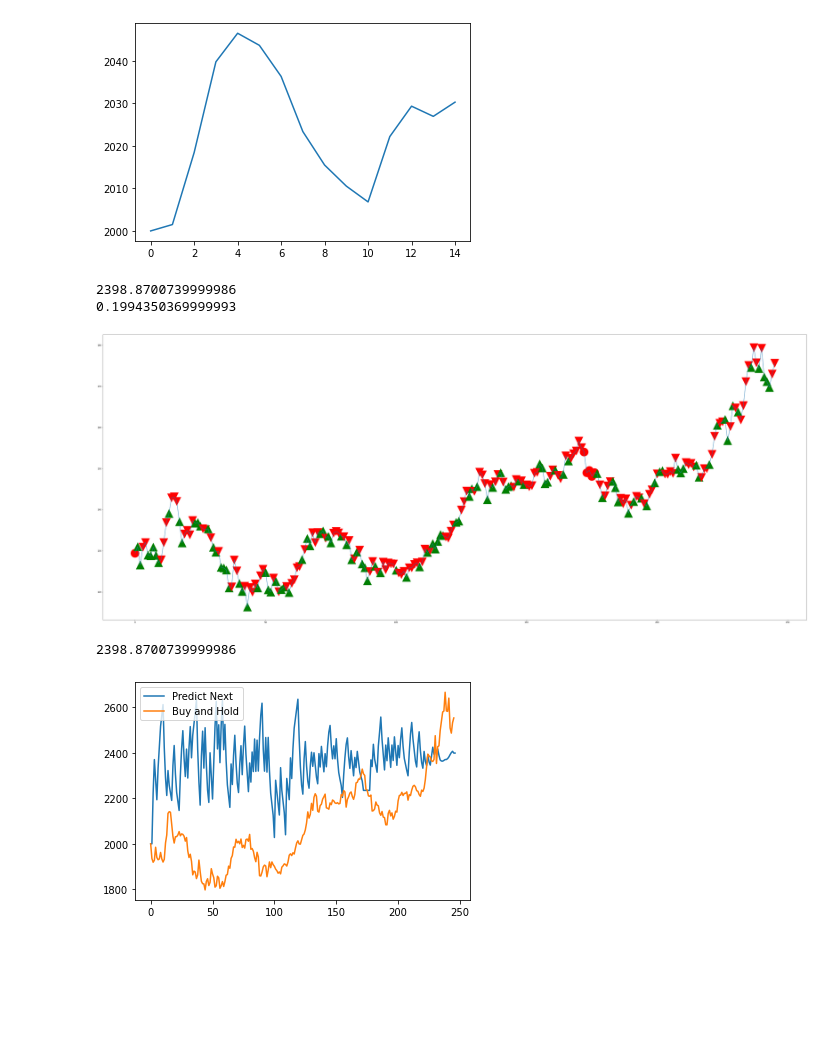
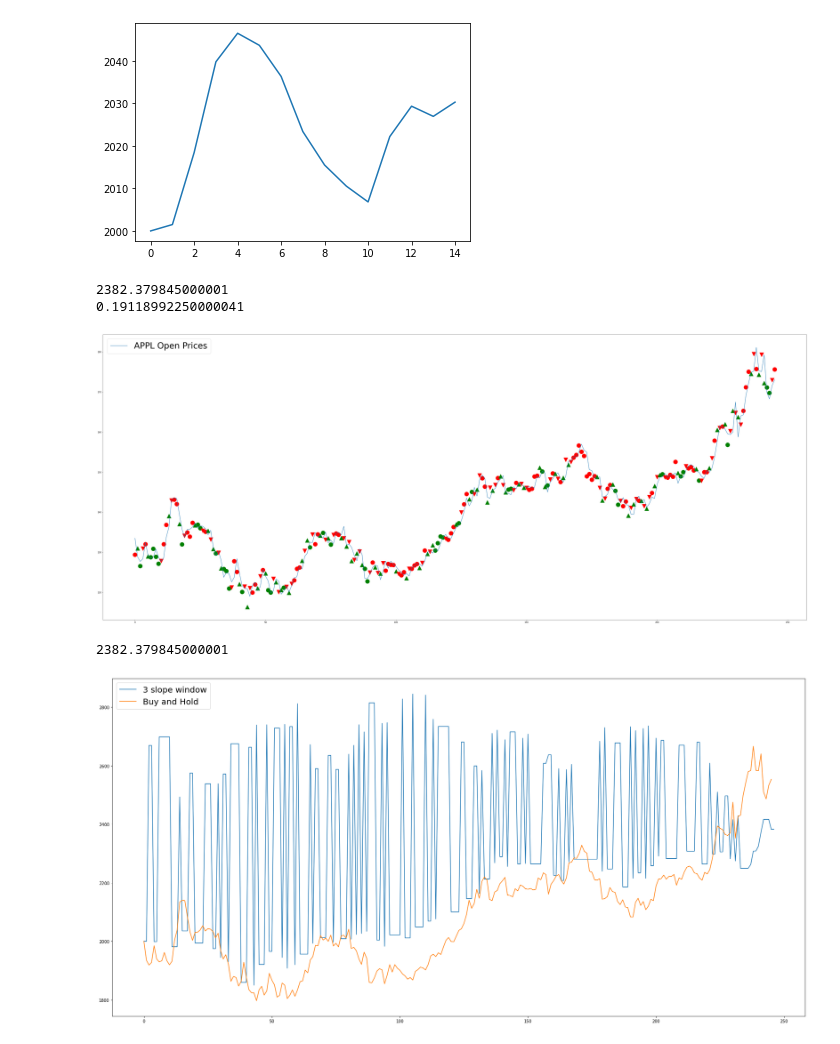
Before and after one commit to kevinkim101/financial_stock_data_modelling, a Jupyter notebook: project_name/notebooks/trading_strats.ipynb, the cells around one changed output. Drawn from its saved outputs; the diff is of its cells as text; code cells hidden in the pictures; blank space fills up the shorter version.

```diff
--- a/project_name/notebooks/trading_strats.ipynb
+++ b/project_name/notebooks/trading_strats.ipynb
@@ -381,7 +381,7 @@ test = df[df["Date"] > datetime.datetime(2021, 1, 1)]
 train = df[df["Date"] <= datetime.datetime(2021, 1, 1)]
 
 equity_vals = [equity]
-sell_factor = 3
+sell_factor = 1
 test = test.reset_index(drop=True)
 plt.figure(figsize=(60,25))
 
@@ -412,9 +412,9 @@ for i in range(0,len(test)):
 
         if amount != 0:
             history.append((amount, "buy", price))
-            plt.plot([i],[price],marker = "^", color = "g",markersize=40)
+            plt.plot([i],[price],marker = "^", color = "g",markersize=20)
         else:
-            plt.plot([i], [price], marker = "o", color = "g",markersize=40)
+            plt.plot([i], [price], marker = "o", color = "g",markersize=20)
 
 
     elif sell:
@@ -428,9 +428,9 @@ for i in range(0,len(test)):
 
         if amount != 0:
             history.append((amount, "sell", price))
-            plt.plot([i], [price], marker = "v", color = "r",markersize=40)
+            plt.plot([i], [price], marker = "v", color = "r",markersize=20)
         else:
-            plt.plot([i], [price], marker = "o", color = "r",markersize=40)
+            plt.plot([i], [price], marker = "o", color = "r",markersize=20)
 
 
 
@@ -447,31 +447,33 @@ for i in range(0,len(test)):
 
 print(equity)
 print((equity - starting)/ starting)
-plt.plot(test["Close"])
+plt.plot(test["Open"], label = "APPL Open Prices")
+plt.legend(loc="upper left", prop={'size': 40})
 plt.show()
 # %% [output]
-2398.8700739999986
-0.1994350369999993
+2382.379845000001
+0.19118992250000041
-[figure, old version]
+[figure, new version]
 # %%
 #plot an equity curve to see where we made and lost money
 cash = 2000
 holdings = cash // test.iloc[0]["Open"]
 cash -= holdings * test.iloc[0]["Open"]
 base_equity_vals = []
 
 for i in range(len(test)):
     base_equity = cash + holdings * test.iloc[i]["Open"]
     base_equity_vals.append(base_equity)
 
 
 
-plt.plot(equity_vals,label="Predict Next")
+plt.figure(figsize=(30,15))
+plt.plot(equity_vals,label="3 slope window")
 plt.plot(base_equity_vals,label="Buy and Hold")
-plt.legend(loc="upper left")
+plt.legend(loc="upper left", prop={'size': 20})
 
 
 equity
 # %% [output]
-2398.8700739999986
+2382.379845000001
-[figure, old version]
+[figure, new version]
```
Also changed, not shown: 3 other files.
